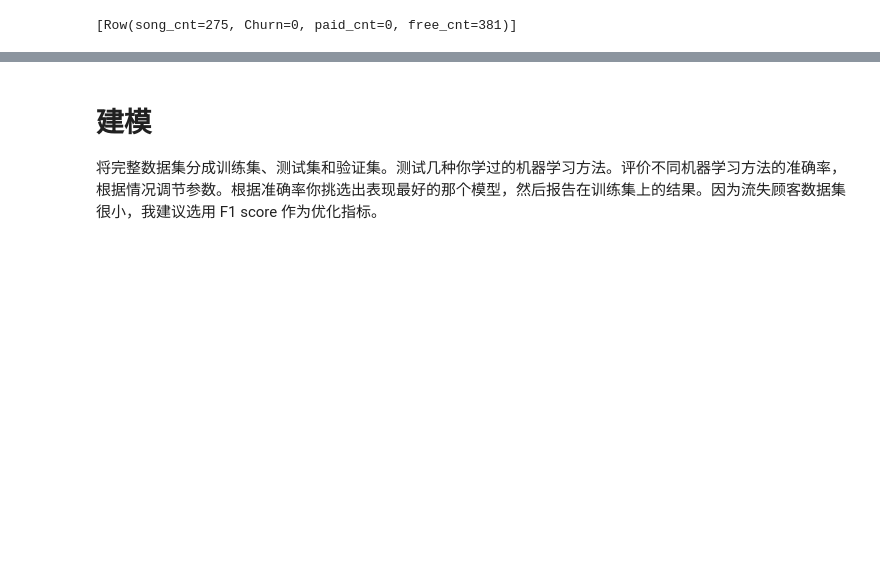
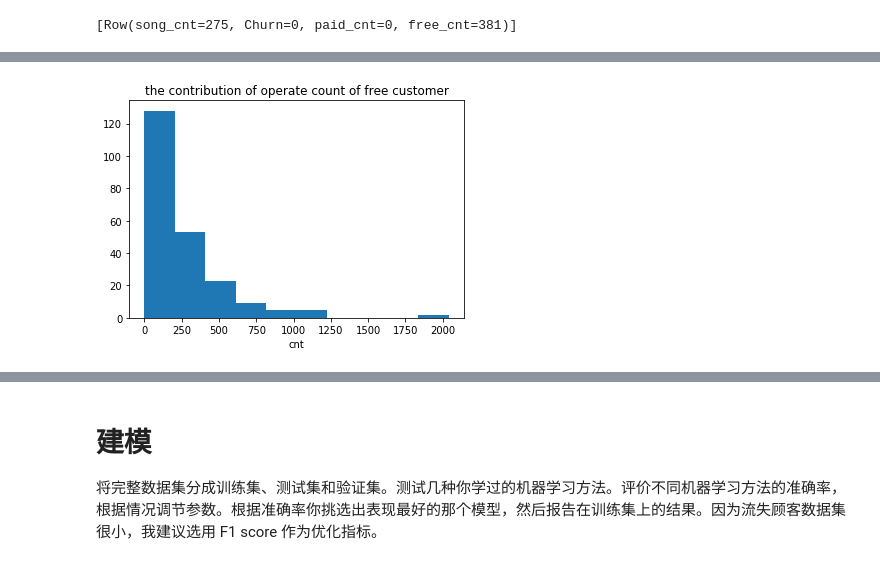
Before and after one commit to zhaoluyuanxi/Sparky-project, a Jupyter notebook: Sparkify-zh.ipynb, the cells around one changed output, grey strips where cells are left out. Saved outputs shown, nothing was run; the diff lists cells and outputs as text; code cells hidden in the pictures; blank space fills up the shorter version.

```diff
--- a/Sparkify-zh.ipynb
+++ b/Sparkify-zh.ipynb
@@ -173,0 +209,10 @@ df_user.take(1)
+# %%
+plt.hist(df_user_pd['free_cnt'])#alpha设置透明度，0为完全透明
+
+plt.xlabel('cnt')
+plt.title('the contribution of operate count of free customer')
+#plt.xlim(0,100)#设置x轴分布范围
+
+plt.show()
+# %% [output]
+[figure, added]
```
Also changed, not shown: parts of 28 cells of this notebook, 1 other file.
